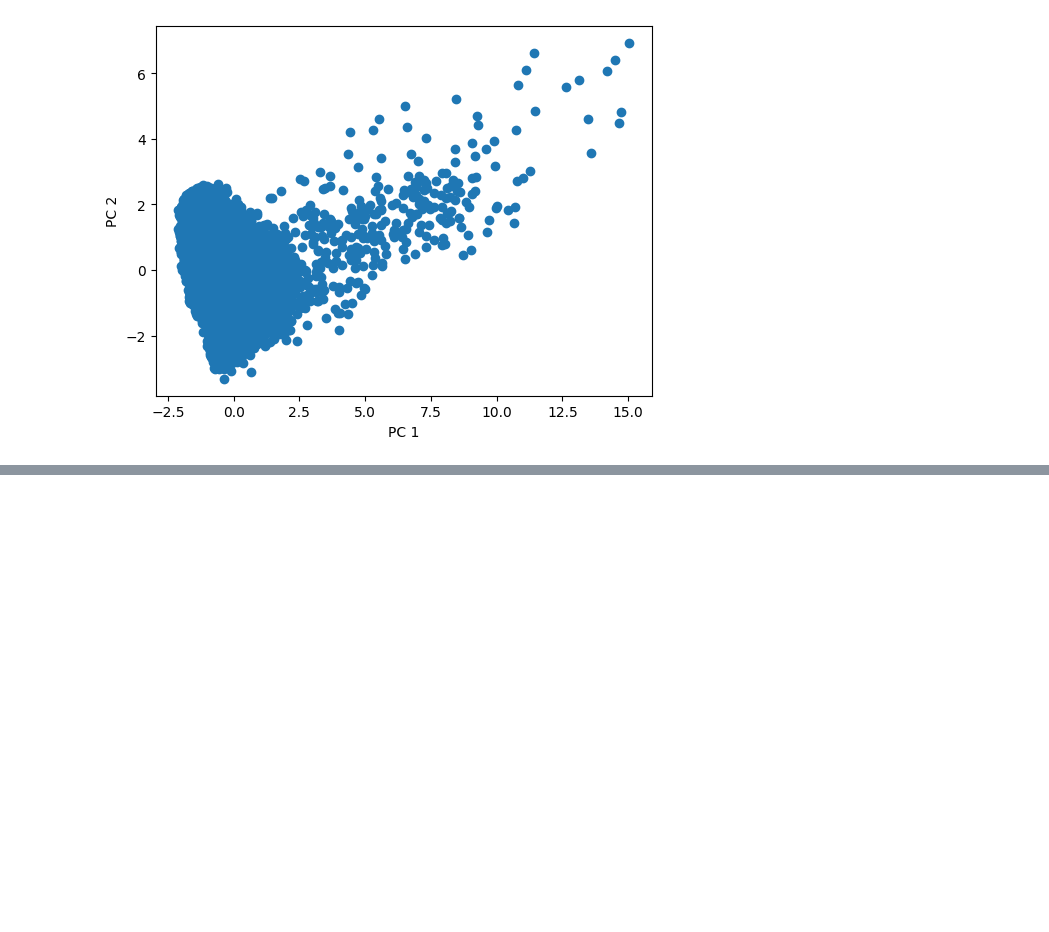
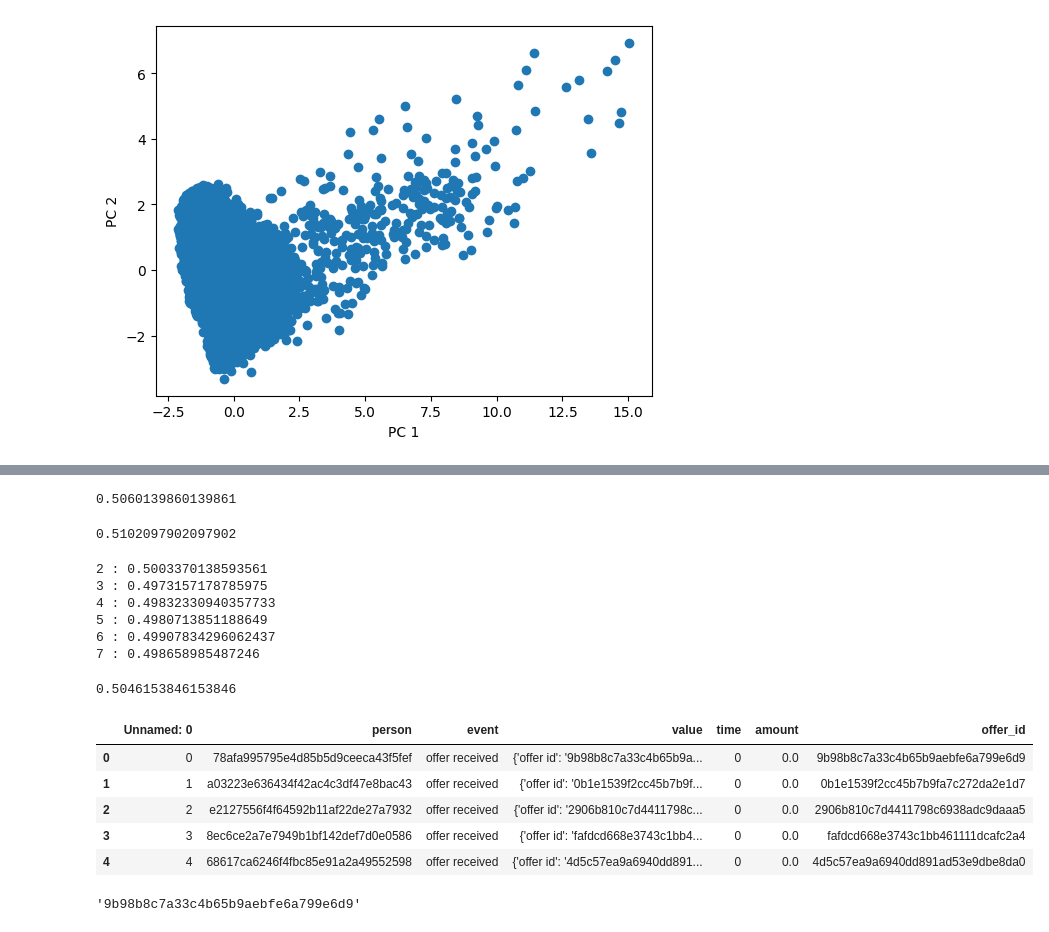
Before and after one commit to CLIUKELLY/Starbucks-Customer-Analysis, a Jupyter notebook: INSY662_project.ipynb, the cells around one changed output, grey strips where cells are left out. Cells and saved outputs as stored; diff of their text form; code cells hidden in the pictures; blank space fills up the shorter version.

Commit message:
predictive analysis for customer segmentation

```diff
--- a/INSY662_project.ipynb
+++ b/INSY662_project.ipynb
@@ -421,0 +513,70 @@ See the caveats in the documentation: https://pandas.pydata.org/pandas-docs/stab
+# %%
+### Model 2: Artificial Neural Network Model, for higher accuracy
+## Build ANN with one hidden layer and 5 nodes
+from sklearn.neural_network import MLPClassifier
+mlp = MLPClassifier(hidden_layer_sizes=(5),max_iter=1000, random_state=0, activation="logistic")
+model2 = mlp.fit(X_train_std,y_train)
+
+## Make prediction and evaluate accuracy
+y_test_pred2 = model2.predict(X_test_std)
+
+accuracy_score(y_test, y_test_pred2)
+# %% [output]
+0.5060139860139861
+# %%
+## Varying the number of hidden layers
+mlp2 = MLPClassifier(hidden_layer_sizes=(5,5),max_iter=1000, random_state=0, activation="logistic")
+
+model3 = mlp2.fit(X_train_std,y_train)
+y_test_pred3 = model3.predict(X_test_std)
+accuracy_score(y_test, y_test_pred3)
+# %% [output]
+0.5102097902097902
+# %%
+## Cross-validate with different size of the hidden layer
+from sklearn.model_selection import cross_val_score
+for i in range (2,8):
+    model4 = MLPClassifier(hidden_layer_sizes=(i),max_iter=1000, random_state=0, activation="logistic")
+    scores = cross_val_score(estimator=model4, X=X_std, y=y, cv=5)
+    print(i,':',np.average(scores))
+# %% [output]
+2 : 0.5003370138593561
+3 : 0.4973157178785975
+4 : 0.49832330940357733
+5 : 0.4980713851188649
+6 : 0.49907834296062437
+7 : 0.498658985487246
+# %%
+## ANN with optimal size of hidden layer from above
+mlp3 = MLPClassifier(hidden_layer_sizes=(2),max_iter=1000, random_state=0, activation="logistic")
+model5 = mlp3.fit(X_train_std,y_train)
+
+## Make prediction and evaluate accuracy
+y_test_pred5 = model5.predict(X_test_std)
+
+accuracy_score(y_test, y_test_pred5)
+# accuracy: 50.5%
+# %% [output]
+0.5046153846153846
+# %%
+##################Popular offer/channel analysis###################
+offer_id=[]
+# Extract offer id
+for val in transcript_df['value']:
+  if 'offer id' in eval(val):
+    offer_id.append(eval(val)['offer id'])
+  else:
+    offer_id.append(None)
+transcript_df['offer_id']=offer_id
+transcript_df.head()
+# %% [output]
+|  | Unnamed: 0 | person | event | value | time | amount | offer_id |
+| 0 | 0 | 78afa995795e4d85b5d9ceeca43f5fef | offer received | {'offer id': '9b98b8c7a33c4b65b9a... | 0 | 0.0 | 9b98b8c7a33c4b65b9aebfe6a799e6d9 |
+| 1 | 1 | a03223e636434f42ac4c3df47e8bac43 | offer received | {'offer id': '0b1e1539f2cc45b7b9f... | 0 | 0.0 | 0b1e1539f2cc45b7b9fa7c272da2e1d7 |
+| 2 | 2 | e2127556f4f64592b11af22de27a7932 | offer received | {'offer id': '2906b810c7d4411798c... | 0 | 0.0 | 2906b810c7d4411798c6938adc9daaa5 |
+| 3 | 3 | 8ec6ce2a7e7949b1bf142def7d0e0586 | offer received | {'offer id': 'fafdcd668e3743c1bb4... | 0 | 0.0 | fafdcd668e3743c1bb461111dcafc2a4 |
+| 4 | 4 | 68617ca6246f4fbc85e91a2a49552598 | offer received | {'offer id': '4d5c57ea9a6940dd891... | 0 | 0.0 | 4d5c57ea9a6940dd891ad53e9dbe8da0 |
+# %%
+transcript_df['offer_id'].unique()[0]
+# %% [output]
+'9b98b8c7a33c4b65b9aebfe6a799e6d9'
```
Also changed, not shown: parts of 12 cells of this notebook, 1 other file.
